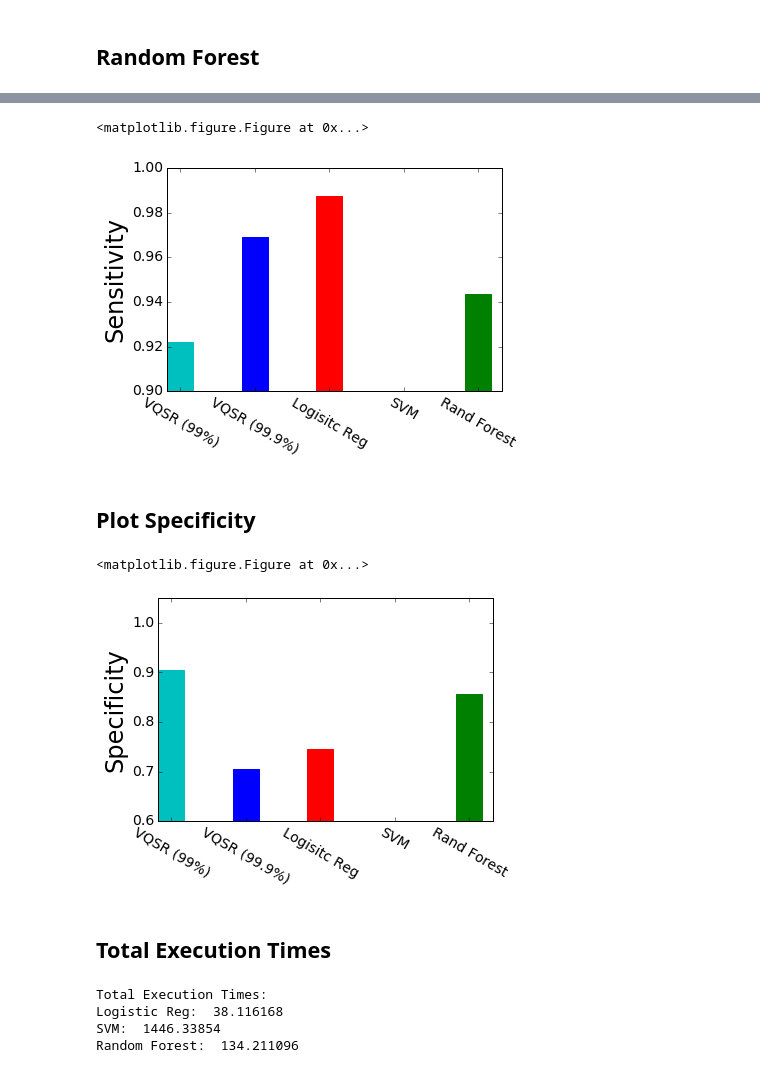
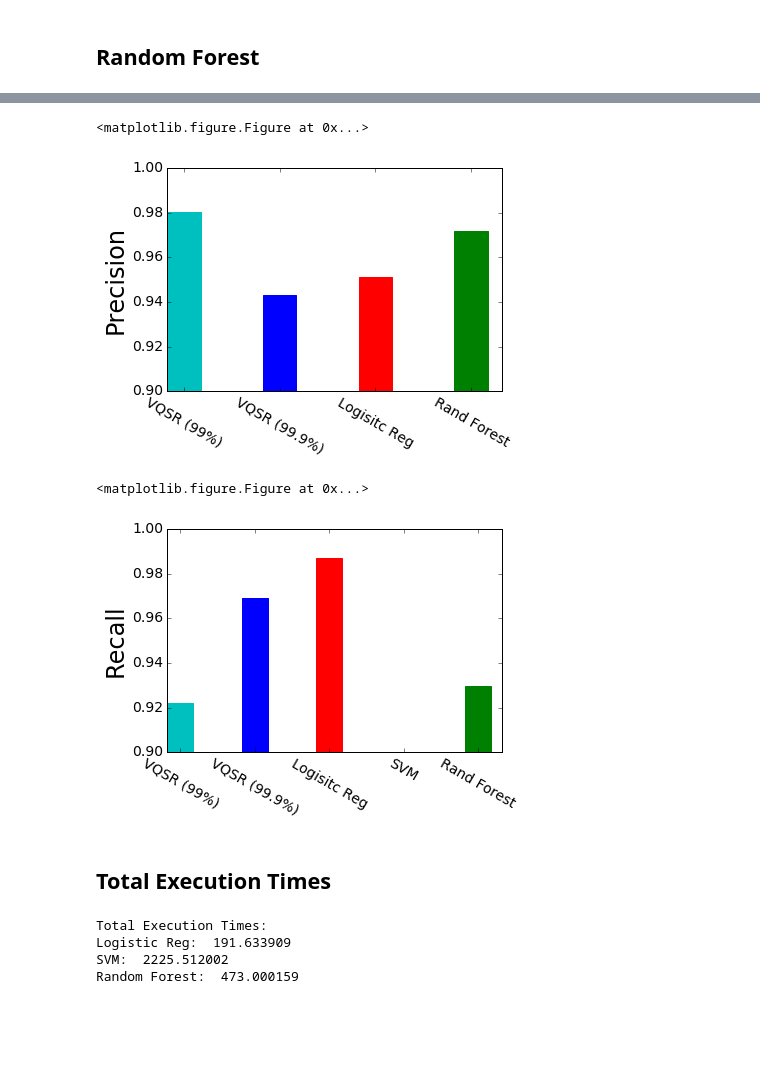
Before and after one commit to nmchaves/variant-call-filter, a Jupyter notebook: experiments/multi_chr/different_chrom_test_set.ipynb, the cells around one changed output, grey strips where cells are left out. Saved outputs shown, nothing was run; the diff lists cells and outputs as text; code cells hidden in the pictures; blank space fills up the shorter version.

Commit message:
optimize multi chrom models for F1 score

```diff
--- a/experiments/multi_chr/different_chrom_test_set.ipynb
+++ b/experiments/multi_chr/different_chrom_test_set.ipynb
@@ -335,6 +319,5 @@ rf_stop = time.clock()
 rf_time_test = rf_stop - rf_start
 print 'Execution Time (in seconds): ', rf_time_test
 
-rf_score_test = rf_model_full.score(df_test_X, df_test_Y)
-print 'Random Forest Test Score: ', rf_score_test
+rf_f1, rf_prec, rf_recall = f1_prec_recall(df_test_Y, rf_pred_test)
 # %% [output]
@@ -343,6 +326,0 @@ Random Forest Test Score:  0.929009822323
-# %%
-rf_sens, rf_spec = sensitivity_specificity(df_test_Y, rf_pred_test)
-print 'Sensitivity: ', rf_sens
-print 'Specificity: ', rf_spec
-rf_f1 = f1_score(df_test_Y, rf_pred_test, average='weighted')
-print 'F1 score: ', rf_f1
@@ -355,6 +329,6 @@ F1 score:  0.930832611692
 # %%
-methods = ['VQSR (99%)', 'VQSR (99.9%)', 'Logisitc Reg', 'SVM', 'Rand Forest']
-colors = ['c', 'b', 'r', 'purple', 'g']
+methods = ['VQSR (99%)', 'VQSR (99.9%)', 'Logisitc Reg', 'Rand Forest']
+colors = ['c', 'b', 'r', 'g']
 vqsr_tranche_idx_99 = vqsr_tranches_uniq.index(PASS_ALL)
 vqsr_tranche_idx_99_9 = vqsr_tranches_uniq.index(TRANCHE_99)
 
@@ -367,0 +340,18 @@ plt.rc('font', **font)
+# %%
+plt.figure()
+
+f1s = [vqsr_f1[vqsr_tranche_idx_99], vqsr_f1[vqsr_tranche_idx_99_9], lr_f1, rf_f1]
+ind = np.arange(len(methods))  # the x locations for the groups
+width = 0.35       # the width of the bars
+
+fig, ax = plt.subplots()
+rects = ax.bar(ind, f1s, width)
+for i,c in enumerate(colors):
+    rects[i].set_color(c)
+
+ax.set_xticks(ind + width/2)
+ax.set_xticklabels((methods), rotation=-30)
+
+plt.ylim([0.9, 1.0])
+plt.ylabel('F1 Score', fontsize=24)
+plt.show()
@@ -368,52 +361,50 @@ plt.rc('font', **font)
 # %%
 plt.figure()
 
-sensitivities = [vqsr_sens[vqsr_tranche_idx_99], vqsr_sens[vqsr_tranche_idx_99_9], lr_sens, svc_sens, rf_sens]
+precs = [vqsr_prec[vqsr_tranche_idx_99], vqsr_prec[vqsr_tranche_idx_99_9], lr_prec, rf_prec]
 ind = np.arange(len(methods))  # the x locations for the groups
 width = 0.35       # the width of the bars
 
 fig, ax = plt.subplots()
-rects = ax.bar(ind, sensitivities, width)
+rects = ax.bar(ind, precs, width)
 for i,c in enumerate(colors):
     rects[i].set_color(c)
 
 ax.set_xticks(ind + width/2)
 ax.set_xticklabels((methods), rotation=-30)
 
 plt.ylim([0.9, 1.0])
-plt.ylabel('Sensitivity', fontsize=24)
+plt.ylabel('Precision', fontsize=24)
 plt.show()
 # %% [output]
 <matplotlib.figure.Figure at 0x...>
-[figure, old version]
+[figure, new version]
-# %% [markdown]
-## Plot Specificity
 # %%
 plt.figure()
 
-specificities = [vqsr_spec[vqsr_tranche_idx_99], vqsr_spec[vqsr_tranche_idx_99_9], lr_spec, svc_spec, rf_spec]
+recalls = [vqsr_recall[vqsr_tranche_idx_99], vqsr_recall[vqsr_tranche_idx_99_9], lr_recall, rf_recall]
 ind = np.arange(len(methods))  # the x locations for the groups
 width = 0.35       # the width of the bars
 
 fig, ax = plt.subplots()
-rects = ax.bar(ind, specificities, width)
+rects = ax.bar(ind, recalls, width)
 for i,c in enumerate(colors):
     rects[i].set_color(c)
 
 ax.set_xticks(ind + width/2)
 ax.set_xticklabels((methods), rotation=-30)
 
-plt.ylim([0.6, 1.05])
-plt.ylabel('Specificity', fontsize=24)
+plt.ylim([0.9, 1.0])
+plt.ylabel('Recall', fontsize=24)
 plt.show()
 # %% [output]
 <matplotlib.figure.Figure at 0x...>
-[figure, old version]
+[figure, new version]
 # %% [markdown]
 ## Total Execution Times
 # %%
 lr_total_time = lr_time_train + lr_time_test
-svc_total_time = svc_time_train + svc_time_test
+svc_total_time = svc_time_train
 rf_total_time = rf_time_train + rf_time_test
 print 'Total Execution Times:'
 print 'Logistic Reg: ', lr_total_time
@@ -421,6 +412,6 @@ print 'SVM: ', svc_total_time
 print 'Random Forest: ', rf_total_time
 # %% [output]
 Total Execution Times:
-Logistic Reg:  38.116168
-SVM:  1446.33854
-Random Forest:  134.211096
+Logistic Reg:  191.633909
+SVM:  2225.512002
+Random Forest:  473.000159
```
Also changed, not shown: parts of 37 cells of this notebook, 3 other files.
